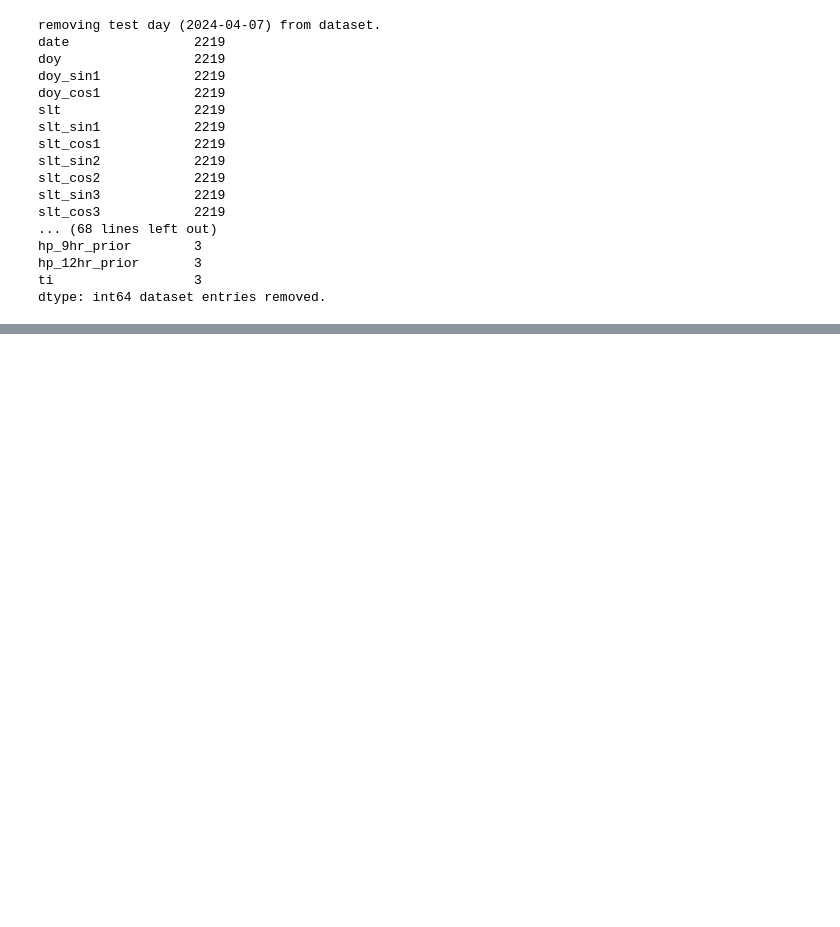
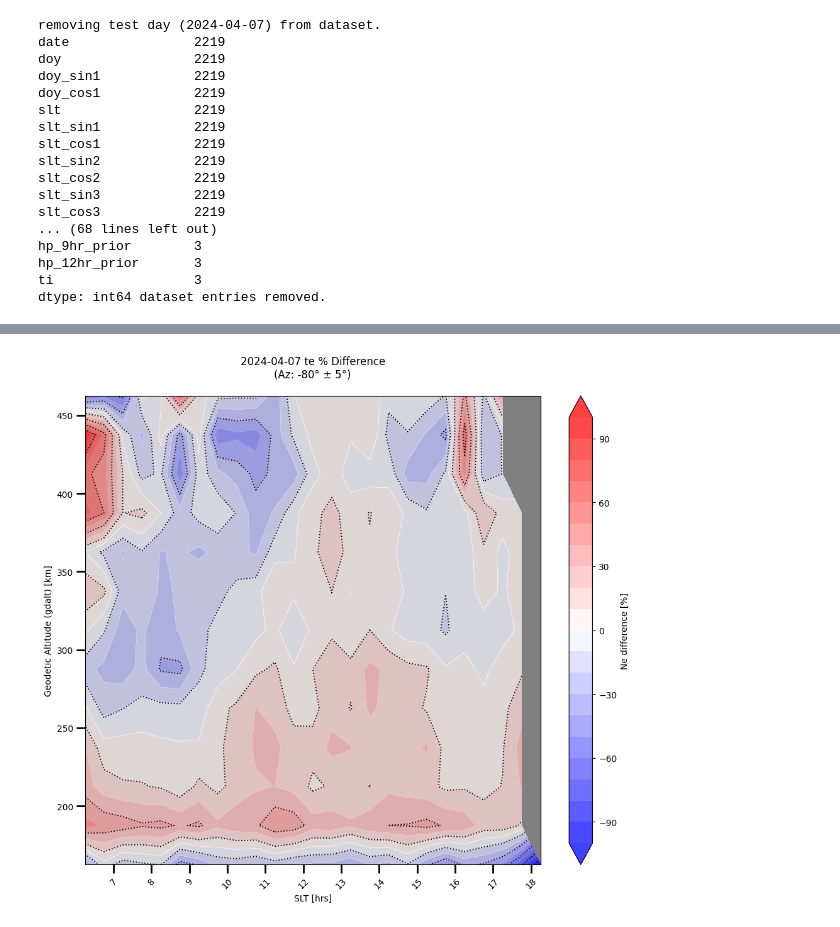
Before and after one commit to mcardonaserrano/MISA_pySLIME, a Jupyter notebook: MISA_pySLIME/notebooks/MISA_pySLIME_ETE_2.0.9.ipynb, the cells around one changed output, grey strips where cells are left out. Drawn from its saved outputs; the diff is of its cells as text; code cells hidden in the pictures; blank space fills up the shorter version.

```diff
--- a/MISA_pySLIME/notebooks/MISA_pySLIME_ETE_2.0.9.ipynb
+++ b/MISA_pySLIME/notebooks/MISA_pySLIME_ETE_2.0.9.ipynb
@@ -930,0 +1313,68 @@ np.save(f'../model/{target_variable}_model_2_0_9.npy', bin_models)
+# %%
+import matplotlib.pyplot as plt
+import matplotlib.dates as mdates
+import numpy as np
+
+# Example levels for ±100% difference in 21 steps
+levels = np.linspace(-100, 100, 21)
+
+# Compute the midpoints of the bins.
+alt_midpoints = (bins['alt'][:-1] + bins['alt'][1:]) / 2
+slt_midpoints = (bins['slt'][:-1] + bins['slt'][1:]) / 2
+
+# Create a meshgrid from the midpoints so the grid matches the shape of difference_percent.
+X, Y = np.meshgrid(slt_midpoints, alt_midpoints)
+
+# Compute the difference percent (ensure Z and Z_modeled are of shape (n_alt_bins, n_slt_bins))
+difference_percent = (((Z - Z_modeled) / Z) * 100)
+
+# Create a copy of the 'bwr' colormap and set the 'bad' (NaN) color to grey
+cmap = plt.get_cmap('bwr').copy()
+cmap.set_bad(color='grey')
+
+fig, ax = plt.subplots(figsize=(10, 9))
+
+# (1) Optional line contours (in black, dotted)
+cs2 = ax.contour(
+    X, Y, difference_percent,
+    levels=levels[1::2],      # e.g. every other level for line contours
+    colors='black',
+    linewidths=1.25,
+    linestyles='dotted'
+)
+
+# (2) Filled contours - set NaN areas to grey
+cs = ax.contourf(
+    X, Y, difference_percent,
+    levels=levels,
+    cmap=cmap,
+    extend='both',  # so color extends beyond min/max
+    extendfrac='auto',
+    alpha=0.75
+)
+
+cbar = plt.colorbar(cs, ax=ax, label='Ne difference [%]')
+
+# Set axis labels and facecolor
+ax.set_xlabel('SLT [hrs]')
+ax.set_ylabel('Geodetic Altitude (gdalt) [km]')
+ax.set_facecolor('grey')
+
+### title
+title = f'{test_date} te % Difference\n(Az: {target_az}° ± {daz}°)'
+ax.set_title(title + '\n')
+
+# Format x-axis with custom time labels if needed
+# ax.xaxis.set_major_formatter(plt.FuncFormatter(ut_to_hhmm))
+ax.xaxis.set_major_locator(mdates.AutoDateLocator(maxticks=23))
+ax.tick_params(length=10, width=2)
+plt.xticks(rotation=45)
+
+# Adjust plot limits based on the bin edges (or midpoints)
+ax.set_xlim(slt_midpoints[0], slt_midpoints[-1])
+ax.set_ylim(alt_midpoints[0], alt_midpoints[-1])
+
+plt.tight_layout()
+plt.show()
+# %% [output]
+[figure, added]
```
Also changed, not shown: parts of 3 cells of this notebook, 3 other files.
